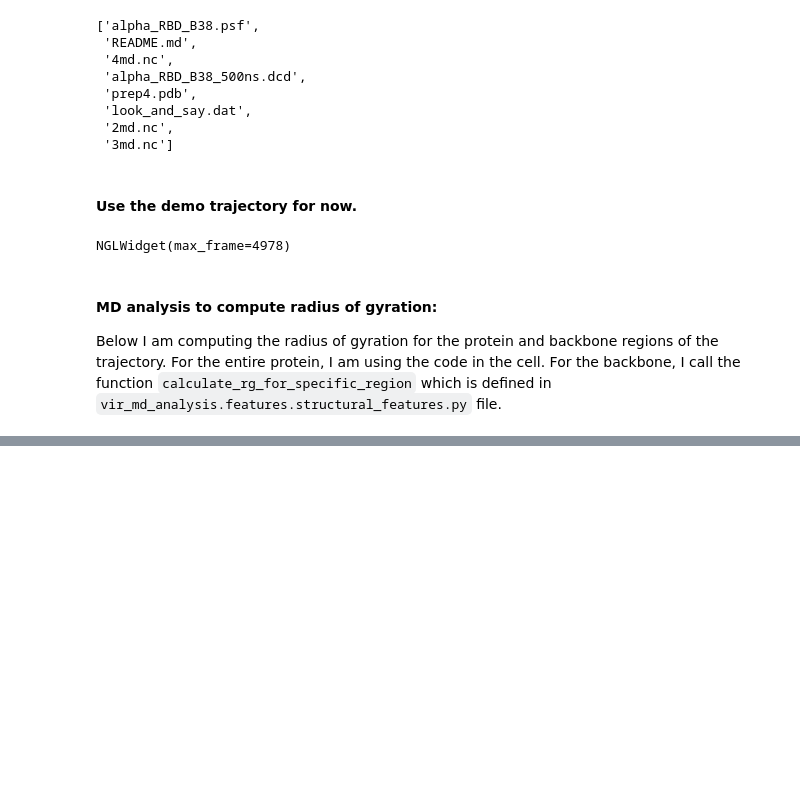
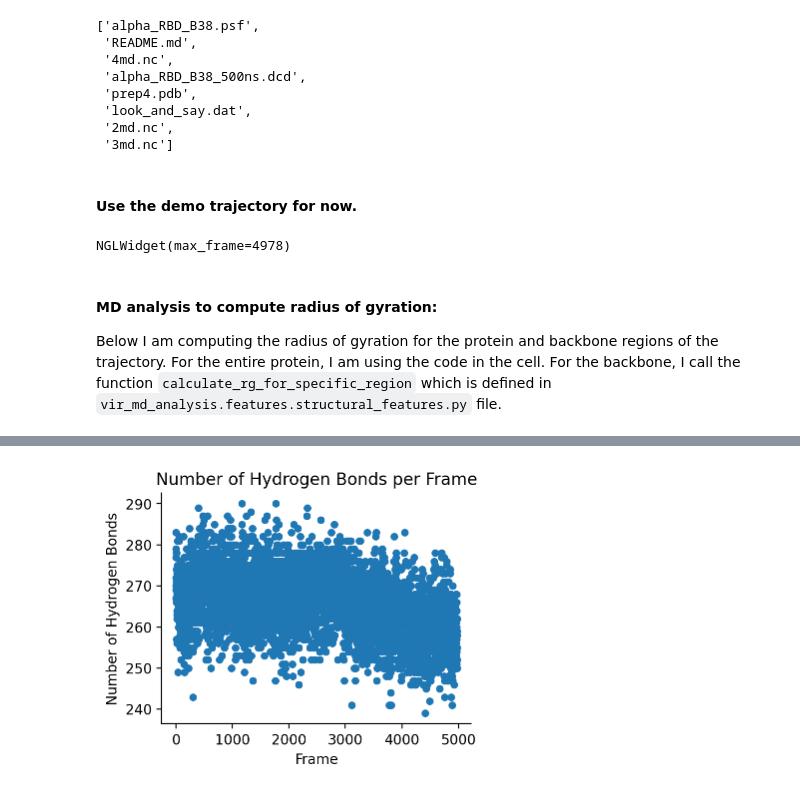
Before and after one commit to ChrisVir/vir_md_analysis, a Jupyter notebook: notebooks/development/1.0-05-16-2025_DevelopingInitialFeatures.ipynb, the cells around one changed output, grey strips where cells are left out. Saved outputs shown, nothing was run; the diff lists cells and outputs as text; code cells hidden in the pictures; blank space fills up the shorter version.

```diff
--- a/notebooks/development/1.0-05-16-2025_DevelopingInitialFeatures.ipynb
+++ b/notebooks/development/1.0-05-16-2025_DevelopingInitialFeatures.ipynb
@@ -108,0 +298,3 @@ topology = traj.topology
+# %%
+T = 10000
+results = md.kabsch_sander(traj1[:T])
@@ -108,0 +379,8 @@ topology = traj.topology
+# %%
+num_hbonds_per_frame = calculate_number_of_hydrogen_bonds_per_frame(results)
+# %%
+num_hbonds_per_frame.plot(kind='scatter', x='Frame', y='Number of Hydrogen Bonds',
+                          title='Number of Hydrogen Bonds per Frame', figsize=(4, 3))
+sns.despine()
+# %% [output]
+[figure, added]
```
Also changed, not shown: parts of 57 cells of this notebook, 1 other file.
